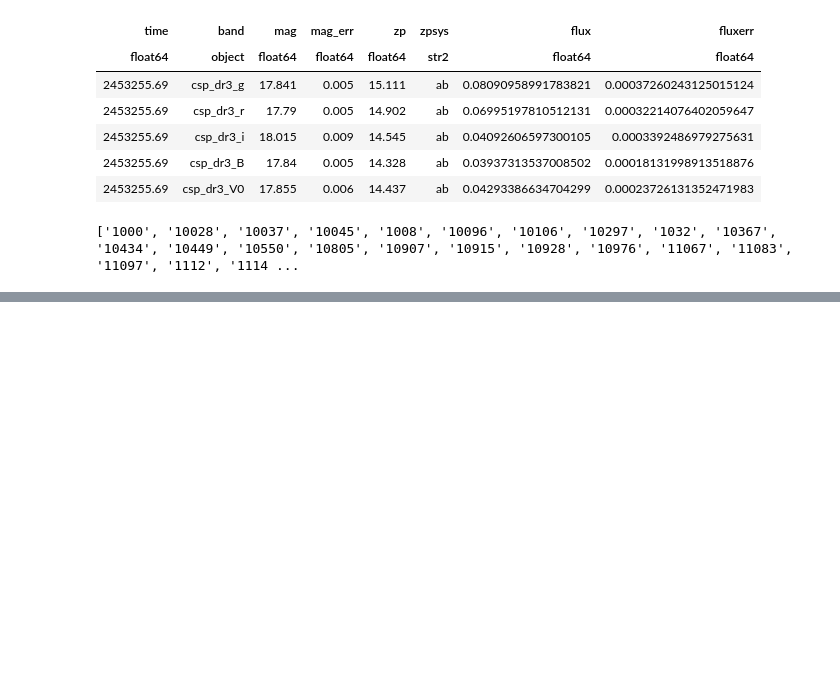
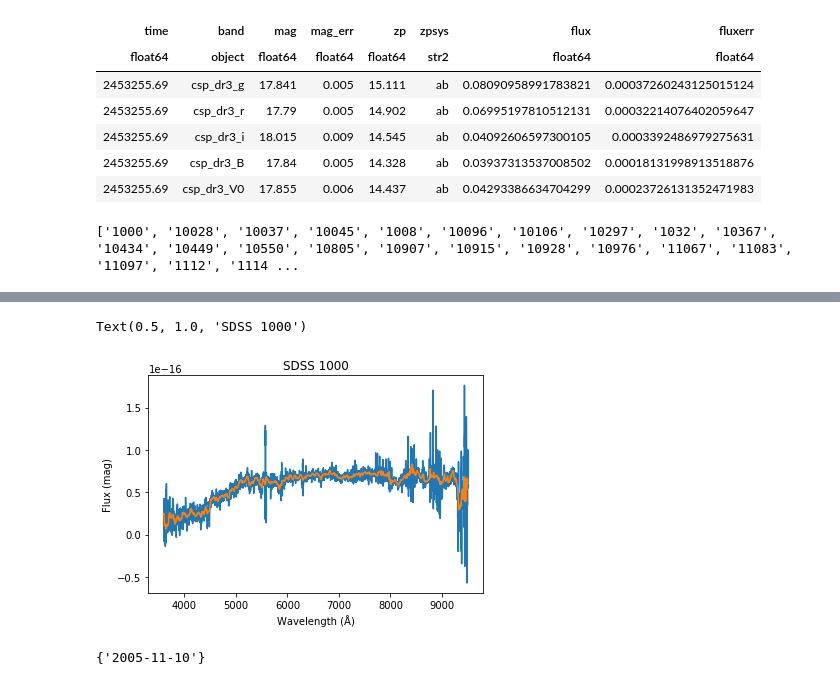
Before and after one commit to mwvgroup/SN-Spectral-Evolution, a Jupyter notebook: spectral_filtering.ipynb, the cells around one changed output, grey strips where cells are left out. Saved outputs shown, nothing was run; the diff lists cells and outputs as text; code cells hidden in the pictures; blank space fills up the shorter version.

```diff
--- a/spectral_filtering.ipynb
+++ b/spectral_filtering.ipynb
@@ -202,3 +212,5 @@ object_ids_sako18spec = sako18spec.get_available_ids()
 print(object_ids_sako18spec)
 # %% [output]
 ['1000', '10028', '10037', '10045', '1008', '10096', '10106', '10297', '1032', '10367', '10434', '10449', '10550', '10805', '10907', '10915', '10928', '10976', '11067', '11083', '11097', '1112', '1114 ...
+# %%
+sdss1000_data=sako18spec.get_data_for_id('1000')
@@ -204,0 +243,13 @@ print(object_ids_sako18spec)
+# %%
+median_filter(sdss1000_data['flux'],size=20)
+filtered_flux2=median_filter(sdss1000_data['flux'],size=20)
+# %%
+plt.plot(sdss1000_data['wavelength'],sdss1000_data['flux'])
+plt.plot(sdss1000_data['wavelength'],filtered_flux2)
+plt.xlabel('Wavelength (Å)')
+plt.ylabel('Flux (mag)')
+plt.title('SDSS 1000')
+#doesnt appear to be a Ia supernova
+# %% [output]
+Text(0.5, 1.0, 'SDSS 1000')
+[figure, added]
@@ -204,0 +258,4 @@ print(object_ids_sako18spec)
+# %%
+set(sdss10028_data['date'])
+# %% [output]
+{'2005-11-10'}
```
Also changed, not shown: parts of 17 cells of this notebook.
